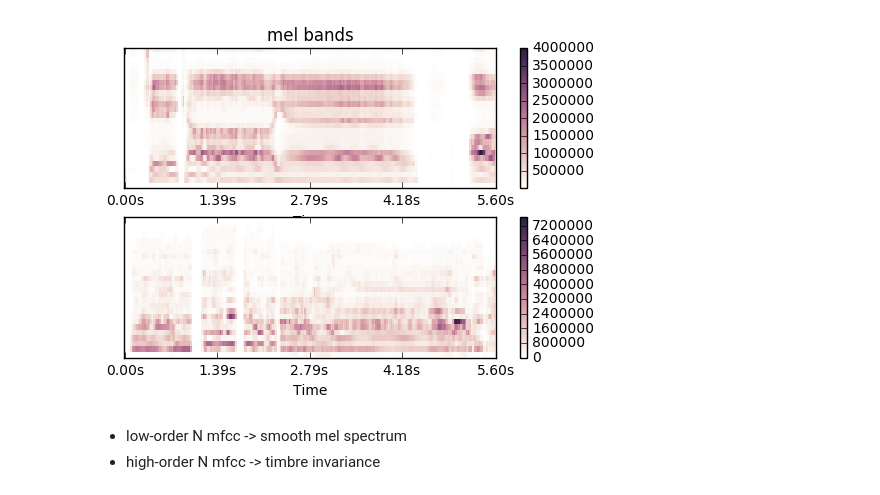
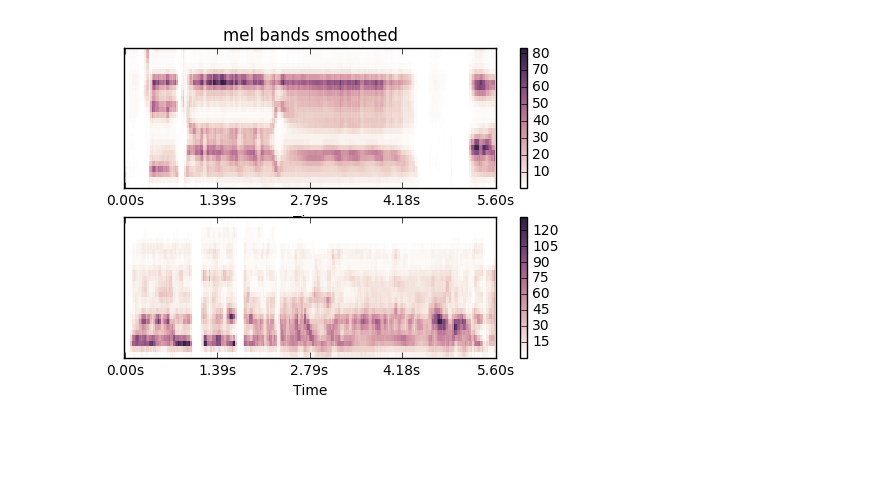
Before and after one commit to georgid/mfcc-htk-an-librosa, a Jupyter notebook: inverse_mfccs.ipynb, the cells around one changed output. Drawn from its saved outputs; the diff is of its cells as text; code cells hidden in the pictures; blank space fills up the shorter version.

Commit message:
science and beers presentation. check mfcc_parameters_comparison_essentia.ipynb

```diff
--- a/inverse_mfccs.ipynb
+++ b/inverse_mfccs.ipynb
@@ -22,18 +23,19 @@ fs = 44100
 audio = ess.MonoLoader(filename = filename,
                                           sampleRate = fs)()
 # dynamic range expansion as done in HTK implementation
-audio = audio*2**15
+# audio = audio*2**15
 
 audio_accomp = ess.MonoLoader(filename = filename_accomp,
                                           sampleRate = fs)()
 # dynamic range expansion as done in HTK implementation
-audio_accomp = audio_accomp*2**15
+# audio_accomp = audio_accomp*2**15
 
 
 NUM_BANDS  = 26
 DCT_TYPE = 3
 LIFTERING = 22
 NUM_MFCCs = 13
+HIGH_FREQ_BOUND = 8000
 
 hopSize = 1024
 frameSize = fftSize = 2048
@@ -63,16 +65,16 @@ idct = ess.IDCT(inputSize=NUM_MFCCs,
                 outputSize=NUM_BANDS,
                 dctType = 3,
                 liftering = LIFTERING)
+# %%
+### compute inverse dct of mfccs for audio 1
+mel_bands_htk = []
+all_melbands_smoothed = []
+for frame in ess.FrameGenerator(audio, frameSize = frameSize, hopSize = hopSize):
+        melbands, mfcc_coeffs = mfcc_htk(spectrum(w(frame)))
+        melbands_smoothed = np.exp(idct(mfcc_coeffs[:])) # inverse the log taken in MFCC computation
+        mel_bands_htk.append(melbands)
+        all_melbands_smoothed.append(melbands_smoothed)
 # %%
-### compute inverse dct of mfccs for audio 1
-mel_bands_htk = []
-all_melbands_smoothed = []
-for frame in ess.FrameGenerator(audio, frameSize = frameSize, hopSize = hopSize):
-        spect = spectrum(w(frame))
-        melbands, mfcc_coeffs = mfcc_htk(spect)
-        melbands_smoothed = np.exp(idct(mfcc_coeffs[:])) # inverse the log taken in MFCC computation
-        mel_bands_htk.append(melbands)
-        all_melbands_smoothed.append(melbands_smoothed)
 
 ### compute inverse dct of mfccs for audio 2
 mel_bands_htk_accomp = []
@@ -87,22 +105,15 @@ for frame in ess.FrameGenerator(audio_accomp, frameSize = frameSize, hopSize = h
 # %%
-#### plot mel bands
+#### plot  inverted smoothed mel bands. example with another audio with accompaniment
 import librosa
-
-mel_bands = essentia.array(mel_bands_htk).T
+mel_bands = essentia.array(all_melbands_smoothed).T
 plt.subplot(2, 1, 1)
 librosa.display.specshow(mel_bands, sr=44100, hop_length=hopSize, x_axis='time')
-plt.colorbar()
-plt.title('mel bands')
+plt.colorbar(); plt.title('mel bands smoothed')
 
-mel_bands = essentia.array(mel_bands_htk_accomp).T
+mel_bands = essentia.array(all_melbands_smoothed_accomp).T
 plt.subplot(2, 1, 2)
 librosa.display.specshow(mel_bands, sr=44100, hop_length=hopSize, x_axis='time')
-plt.colorbar()
-# plt.title('mel bands with accompaniment')
-
+plt.colorbar(); # plt.title('mel bands with accompaniment')
 plt.show()
 # %% [output]
-[figure, old version]
+[figure, new version]
-# %% [markdown]
-* low-order N mfcc -> smooth mel spectrum
-* high-order N mfcc -> timbre invariance
```
Also changed, not shown: parts of 5 cells of this notebook, 2 other files.
